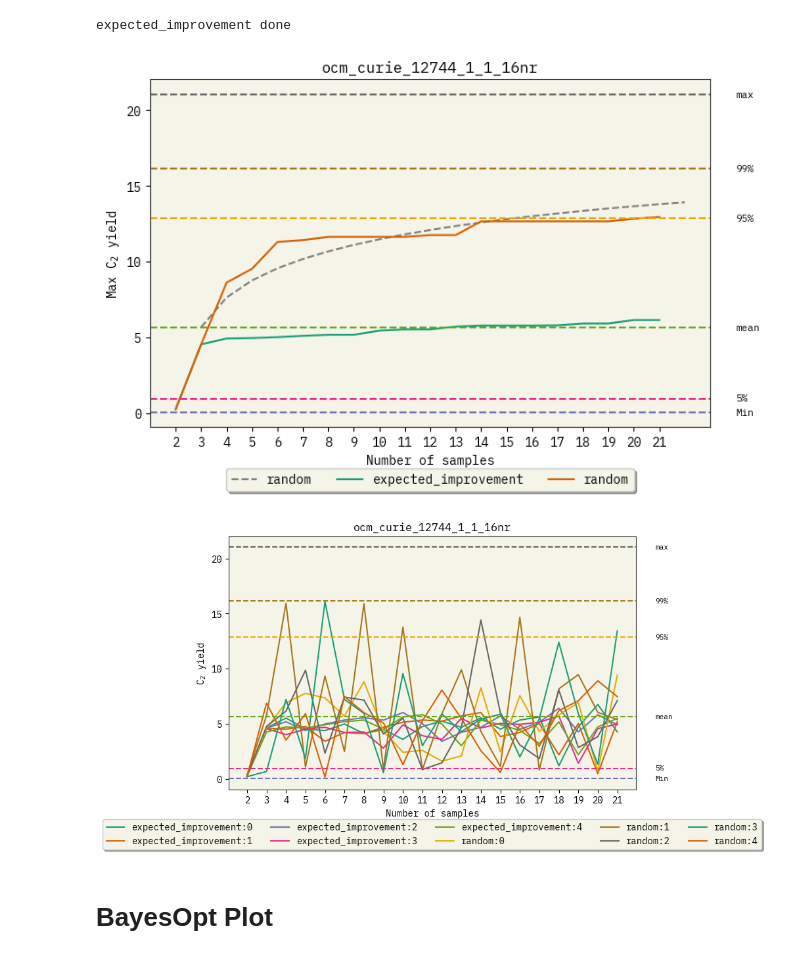
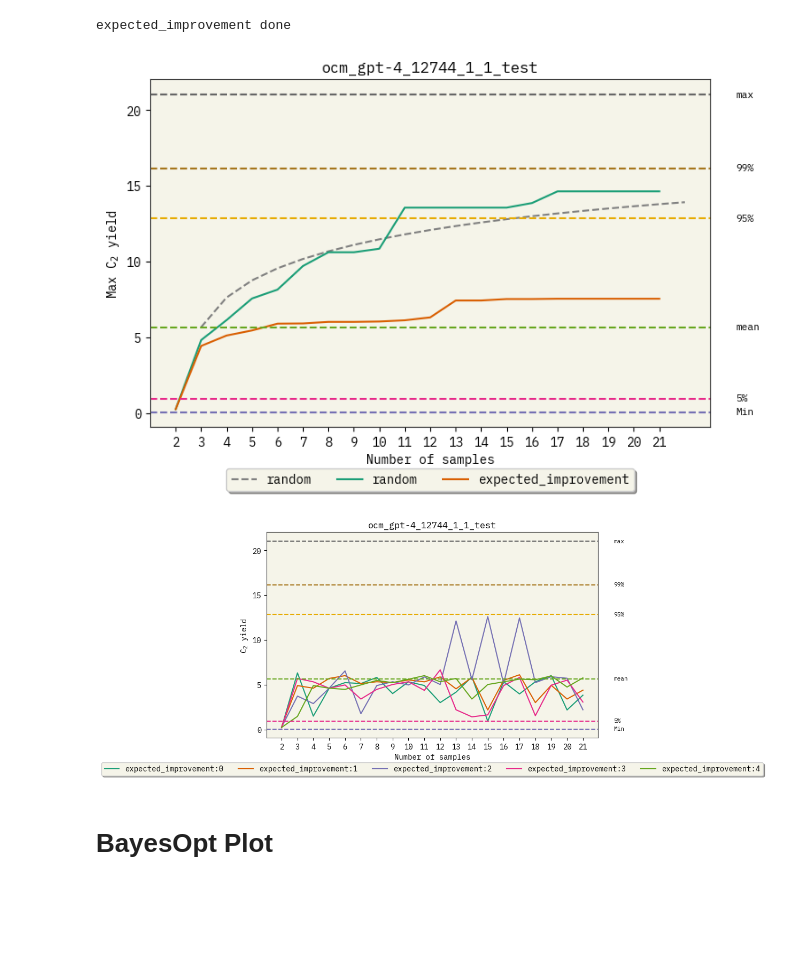
Before and after one commit to ur-whitelab/BO-LIFT, a Jupyter notebook: paper/BO_experiments.ipynb, the cells around one changed output. Saved outputs shown, nothing was run; the diff lists cells and outputs as text; code cells hidden in the pictures; blank space fills up the shorter version.

```diff
--- a/paper/BO_experiments.ipynb
+++ b/paper/BO_experiments.ipynb
@@ -376,6 +376,7 @@ Retrying langchain.embeddings.openai.embed_with_retry.<locals>._embed_with_retry
 expected_improvement done
 # %%
 # Quick test
+path = "./out/ocm_gpt-4_12744_1_1_test.pkl"
 title = f"{path[6:-4]}"
 d = cloudpickle.load(open(path, "rb"))
 data=raw_data[y_name]
@@ -405,36 +406,38 @@ def plot_config():
 
 #Debugging plots
 # Plot best value on the entire run
 plt.figure(figsize=(8,5))
 plt.xlabel("Number of samples")
 # plt.ylabel("Max C$_2$ yield")
 plt.ylabel(f"Max {name}")
 for acq in d.keys():
+    if acq == "log_expected_improvement":
+        continue
     if acq == "random_mean":
         plt.plot(d[acq][0,:,0], d[acq][:, :, 1].astype(float).mean(axis=0), label=f"random", color="gray", linestyle="dashed")
     else:
         # for i in range(M):
         #     plt.plot(d[acq][i,:,1], d[acq][i, :, 2].astype(float), label=f"{acq}:{i}")
         plt.plot(d[acq][0,:,1], d[acq][:, :, 2].astype(float).mean(axis=0), label=acq)
 plot_config()
 plt.show()
 
 # Plot current values on each iteration
 plt.figure(figsize=(8,5))
 plt.xlabel("Number of samples")
 plt.ylabel(f"{name}")
 for acq in d.keys():
-    if acq == "random_mean":
+    if acq == "random_mean" or acq == "log_expected_improvement" or acq == "random":
         continue
     else:
         for i in range(M):
             plt.plot(d[acq][i,:,1], d[acq][i, :, 3].astype(float), label=f"{acq}:{i}")
         # plt.plot(d[acq][0,:,1], d[acq][:, :, 3].astype(float).mean(axis=0), label=f"{acq}")
 plot_config()
 plt.show()
 # %% [output]
-[figure, old version]
+[figure, new version]
-[figure, old version]
+[figure, new version]
 # %% [markdown]
 # BayesOpt Plot
 # %%
```
Also changed, not shown: parts of 3 cells of this notebook, 2 other files.
